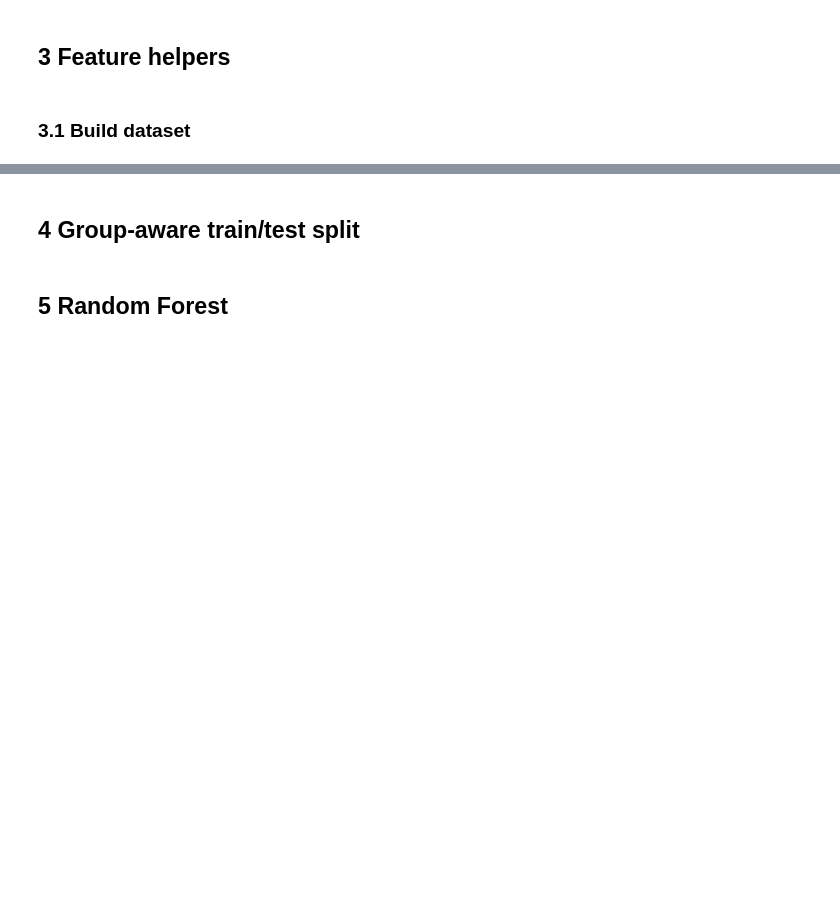
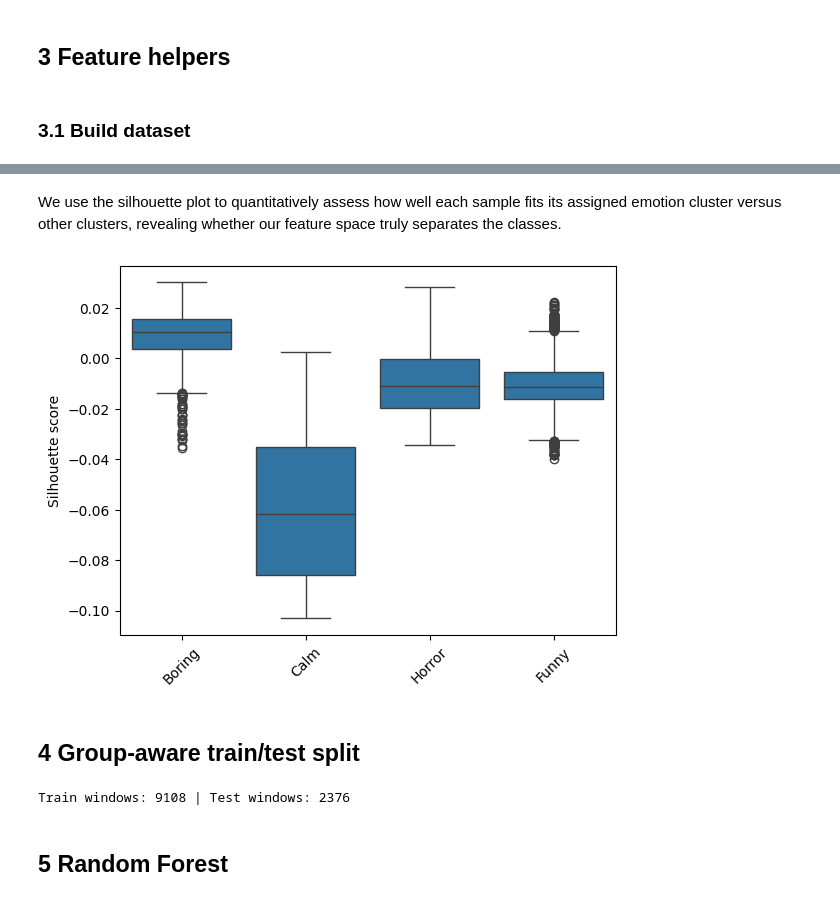
Before and after one commit to dromaniv/emotion-recognition, a Jupyter notebook: notebooks/emotion_classifier.ipynb, the cells around one changed output, grey strips where cells are left out. Drawn from its saved outputs; the diff is of its cells as text; code cells hidden in the pictures; blank space fills up the shorter version.

```diff
--- a/notebooks/emotion_classifier.ipynb
+++ b/notebooks/emotion_classifier.ipynb
@@ -185,7 +255,16 @@ print('Windows total:', len(y))
+# %% [markdown]
+We use the silhouette plot to quantitatively assess how well each sample fits its assigned emotion cluster versus other clusters, revealing whether our feature space truly separates the classes.
+# %%
+sil_vals = silhouette_samples(X_stat, y)
+sns.boxplot(x=[idx2label[i] for i in y], y=sil_vals)
+plt.ylabel("Silhouette score")
+plt.xticks(rotation=45)
+plt.show()
+# %% [output]
+[figure, added]
 # %% [markdown]
 ## 4 Group‑aware train/test split
 # %%
-
 # One full CSV per split (no leakage)
 gss = GroupShuffleSplit(test_size=0.2, random_state=RANDOM_SEED)
 train_idx, test_idx = next(gss.split(X_stat, y, groups=groups))
@@ -194,21 +273,28 @@ idx_train, idx_test = train_idx, test_idx
 y_train, y_test = y[idx_train], y[idx_test]
 
 splits = {
-    'stat': (X_stat[idx_train], X_stat[idx_test]),
-    'comb': (X_comb[idx_train], X_comb[idx_test]),
-    'raw' : (X_raw[idx_train],  X_raw[idx_test])
+    "stat": (X_stat[idx_train], X_stat[idx_test]),
+    "comb": (X_comb[idx_train], X_comb[idx_test]),
+    "raw": (X_raw[idx_train], X_raw[idx_test]),
 }
-print('Train windows:', len(idx_train), '| Test windows:', len(idx_test))
+print("Train windows:", len(idx_train), "| Test windows:", len(idx_test))
+
 
 # Helper for confusion matrices
 def plot_cm(y_true, y_pred, title):
     labels = [idx2label[i] for i in range(len(idx2label))]
     cm = confusion_matrix(y_true, y_pred, labels=range(len(labels)))
     cmn = cm / cm.sum(1, keepdims=True)
-    plt.figure(figsize=(4,3))
-    sns.heatmap(cmn, annot=True, fmt='.2f', xticklabels=labels, yticklabels=labels, cbar=False)
-    plt.title(title); plt.xlabel('Pred'); plt.ylabel('True')
+    plt.figure(figsize=(4, 3))
+    sns.heatmap(
+        cmn, annot=True, fmt=".2f", xticklabels=labels, yticklabels=labels, cbar=False
+    )
+    plt.title(title)
+    plt.xlabel("Pred")
+    plt.ylabel("True")
     plt.show()
+# %% [output]
+Train windows: 9108 | Test windows: 2376
 # %% [markdown]
 ## 5 Random Forest
 # %%
```
Also changed, not shown: parts of 13 cells of this notebook, 2 other files.
